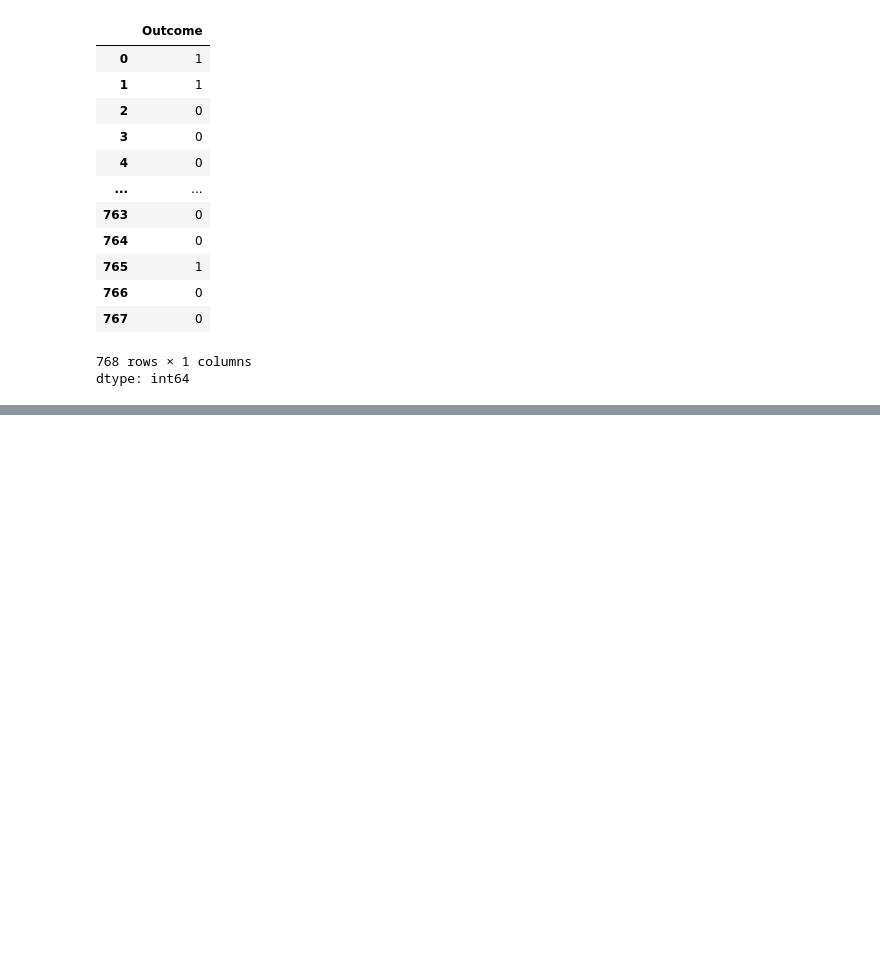
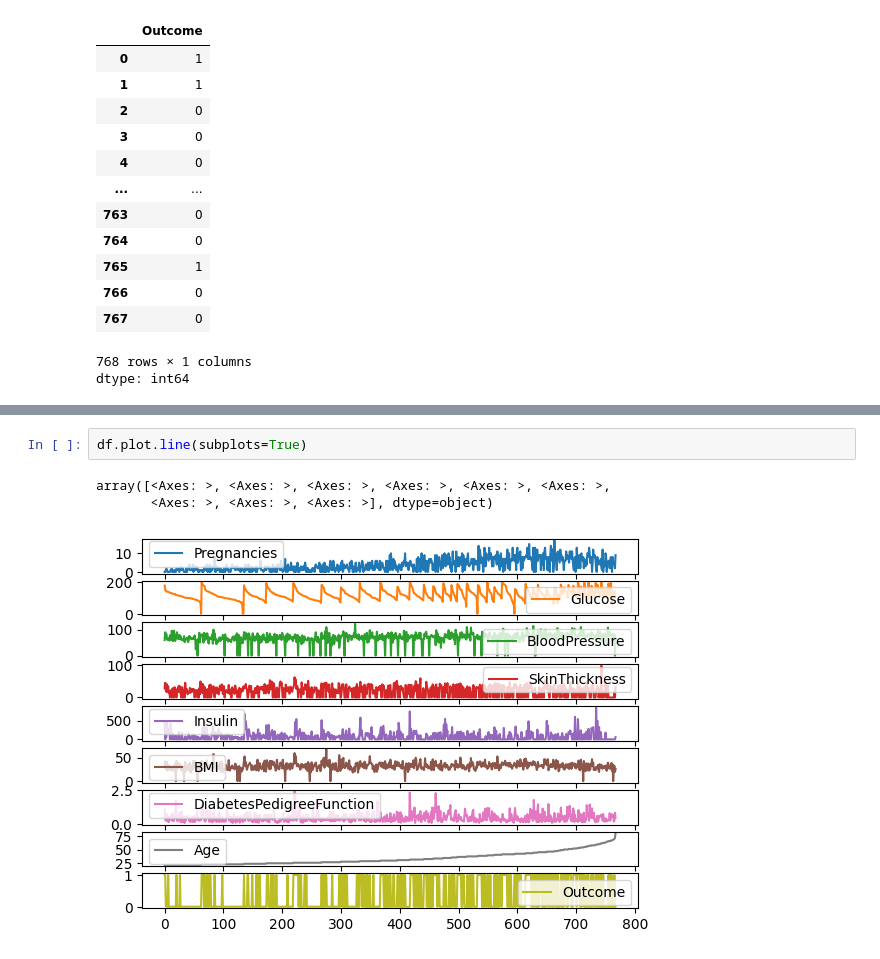
Before and after one commit to mm10111/scaling-octo-engine, a Jupyter notebook: pandas_tutorial.ipynb, the cells around one changed output, grey strips where cells are left out. Cells and saved outputs as stored; diff of their text form; blank space fills up the shorter version.

```diff
--- a/pandas_tutorial.ipynb
+++ b/pandas_tutorial.ipynb
@@ -386,0 +845,6 @@ df[['Pregnancies', 'Outcome']]
+# %%
+df.plot.line(subplots=True)
+# %% [output]
+array([<Axes: >, <Axes: >, <Axes: >, <Axes: >, <Axes: >, <Axes: >,
+       <Axes: >, <Axes: >, <Axes: >], dtype=object)
+[figure, added]
```
Also changed, not shown: parts of 48 cells of this notebook.
